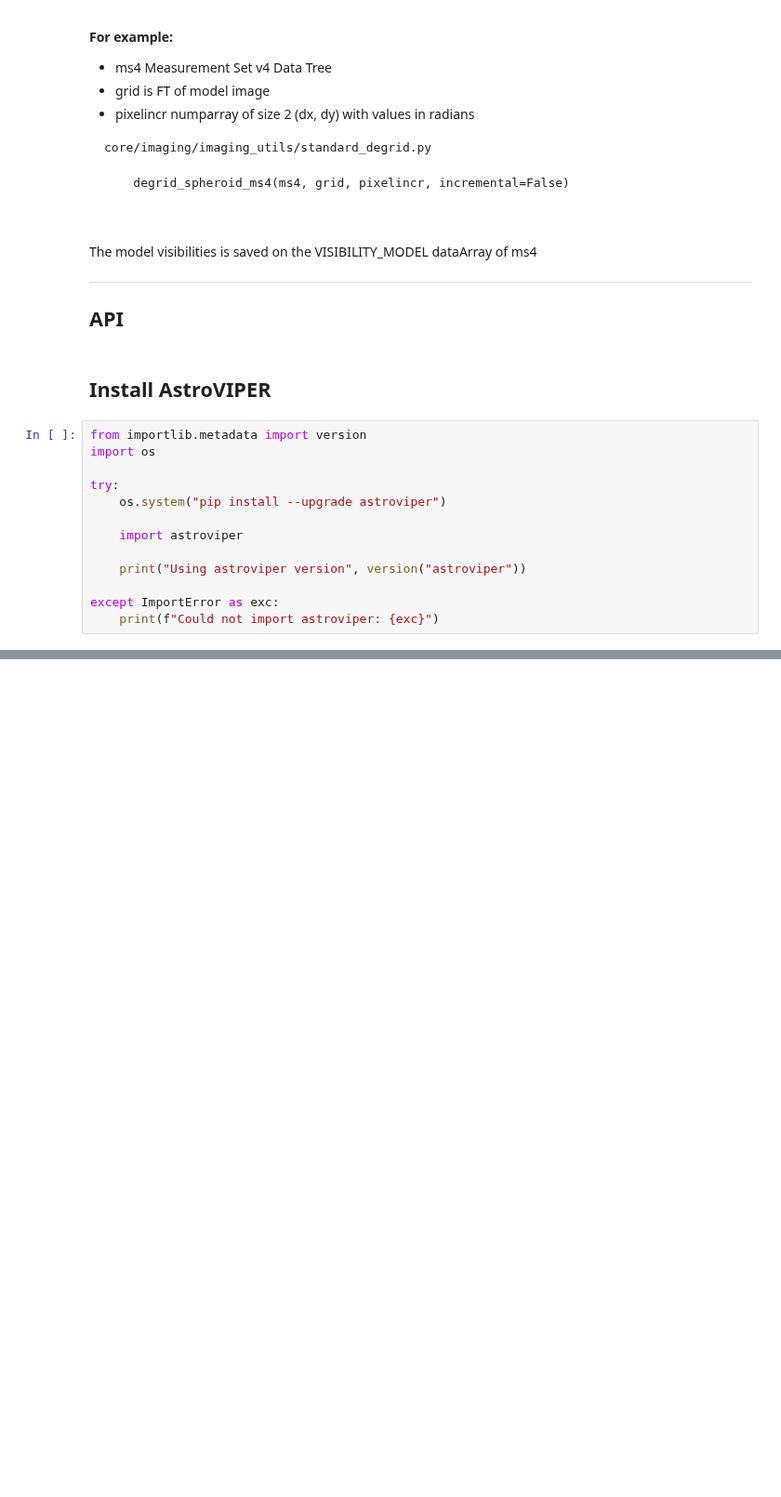
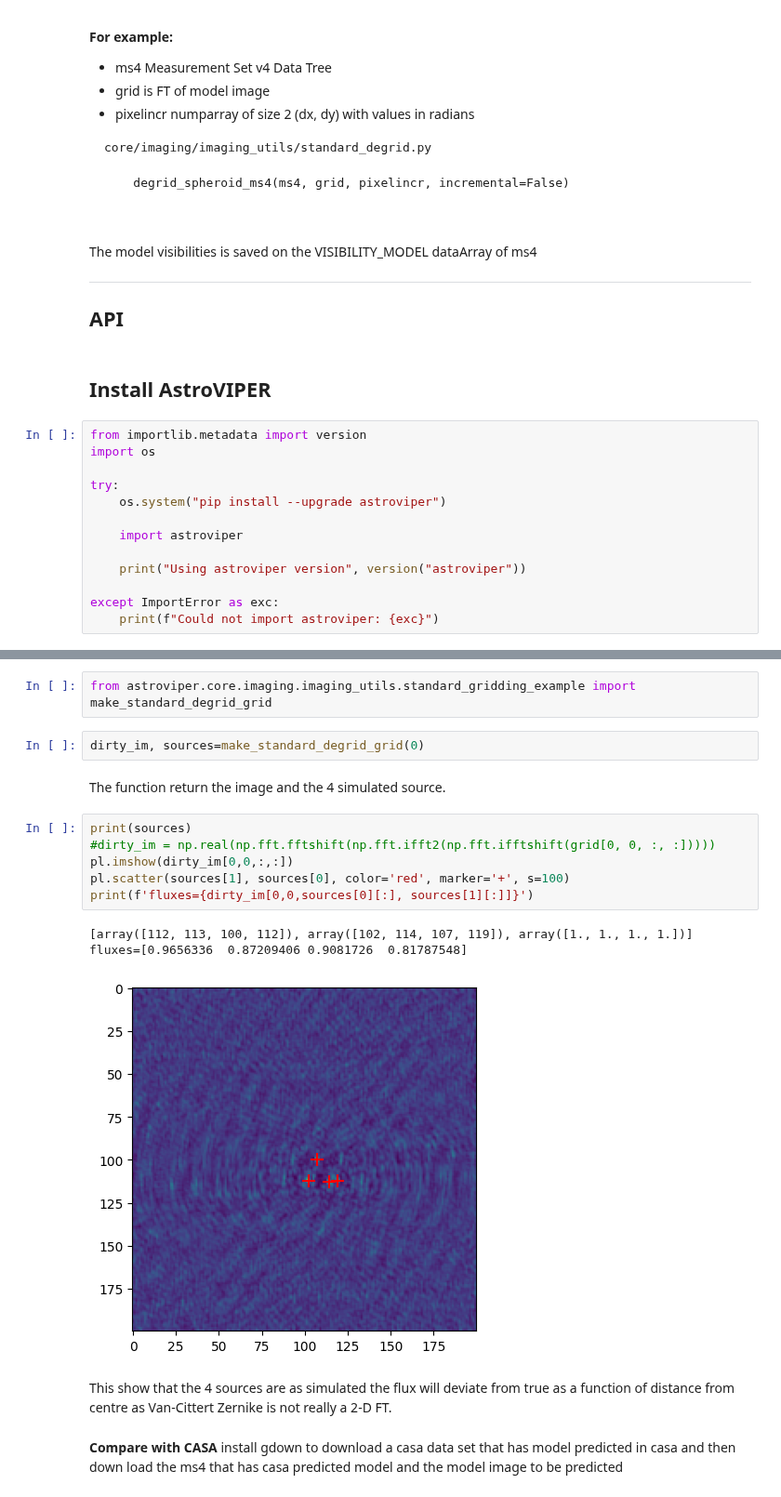
Before and after one commit to casangi/astroviper, a Jupyter notebook: docs/core_tutorials/imaging/demo_standard_degrid.ipynb, the cells around one changed output, grey strips where cells are left out. Shown at 93% size. Cells and saved outputs as stored; diff of their text form; blank space fills up the shorter version.

```diff
--- a/docs/core_tutorials/imaging/demo_standard_degrid.ipynb
+++ b/docs/core_tutorials/imaging/demo_standard_degrid.ipynb
@@ -61,0 +90,22 @@ We
+# %%
+from astroviper.core.imaging.imaging_utils.standard_gridding_example import make_standard_degrid_grid
+# %%
+dirty_im, sources=make_standard_degrid_grid(0)
+# %% [markdown]
+The function return the image and the 4 simulated source.
+# %%
+print(sources)
+#dirty_im = np.real(np.fft.fftshift(np.fft.ifft2(np.fft.ifftshift(grid[0, 0, :, :]))))
+pl.imshow(dirty_im[0,0,:,:])
+pl.scatter(sources[1], sources[0], color='red', marker='+', s=100)
+print(f'fluxes={dirty_im[0,0,sources[0][:], sources[1][:]]}')
+# %% [output]
+[array([112, 113, 100, 112]), array([102, 114, 107, 119]), array([1., 1., 1., 1.])]
+fluxes=[0.9656336  0.87209406 0.9081726  0.81787548]
+[figure, added]
+# %% [markdown]
+This show that the 4 sources are as simulated the flux will deviate from true as a function of distance from centre as Van-Cittert Zernike is not really a 2-D FT.
+# %% [markdown]
+**Compare with CASA**
+install gdown to download a casa data set that has model predicted in casa
+and then down load the ms4 that has casa predicted model and the model image to be predicted
```
Also changed, not shown: parts of 19 cells of this notebook, 1 other file.
